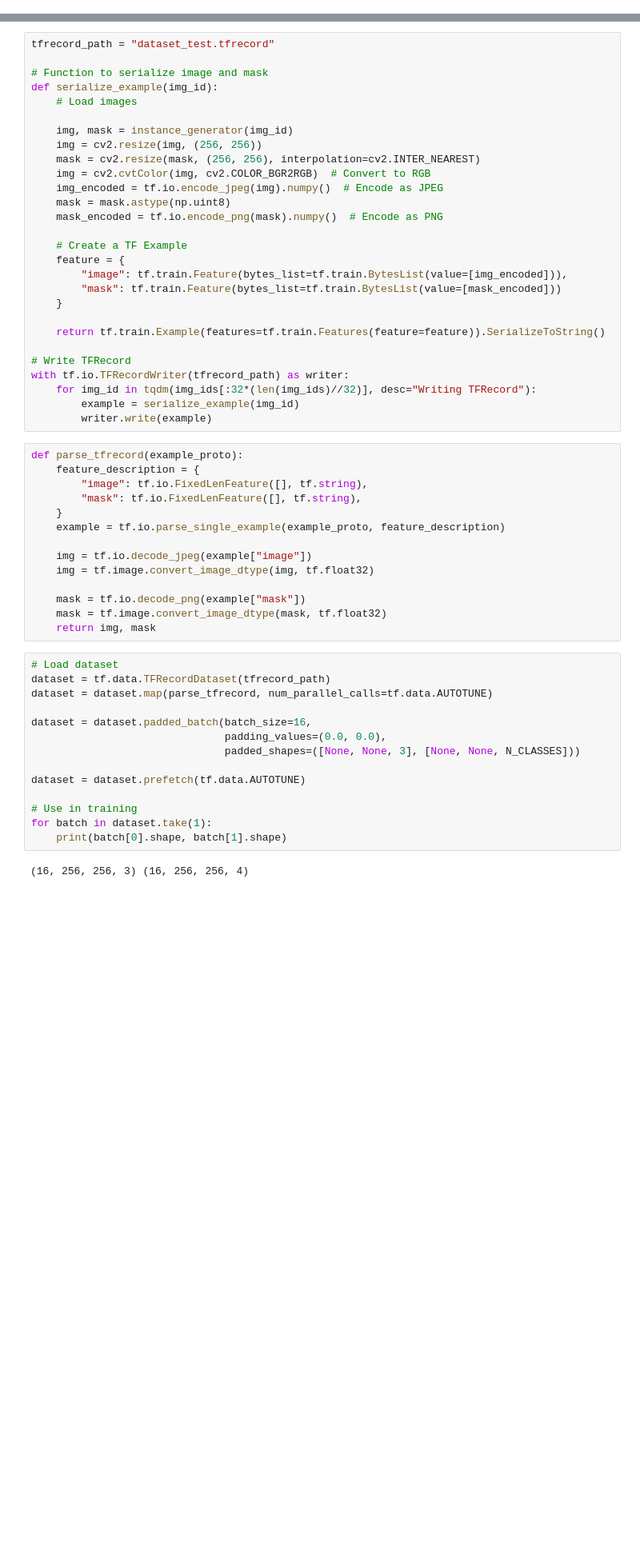
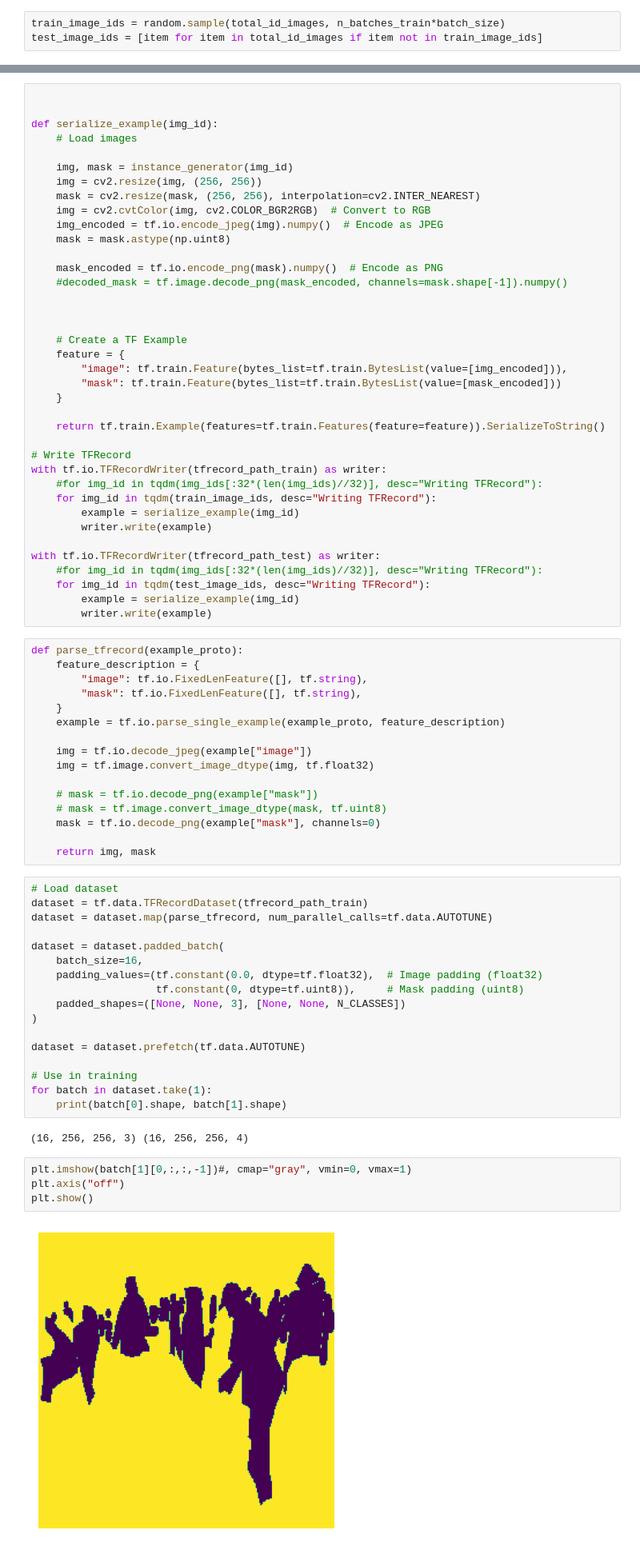
Before and after one commit to rucasca/TFM, a Jupyter notebook: src/data_preprocessing.ipynb, the cells around one changed output, grey strips where cells are left out. Shown at 80% size. Saved outputs shown, nothing was run; the diff lists cells and outputs as text; blank space fills up the shorter version.

```diff
--- a/src/data_preprocessing.ipynb
+++ b/src/data_preprocessing.ipynb
@@ -434,0 +405,3 @@ def instance_generator(image_id):
+# %%
+train_image_ids = random.sample(total_id_images, n_batches_train*batch_size)
+test_image_ids = [item for item in total_id_images if item not in train_image_ids]
@@ -435,7 +412,6 @@ def instance_generator(image_id):
 # %%
-tfrecord_path = "dataset_test.tfrecord"
 
-# Function to serialize image and mask
+
 def serialize_example(img_id):
     # Load images
 
@@ -445,7 +421,11 @@ def serialize_example(img_id):
     img = cv2.cvtColor(img, cv2.COLOR_BGR2RGB)  # Convert to RGB
     img_encoded = tf.io.encode_jpeg(img).numpy()  # Encode as JPEG
     mask = mask.astype(np.uint8)
+
     mask_encoded = tf.io.encode_png(mask).numpy()  # Encode as PNG
+    #decoded_mask = tf.image.decode_png(mask_encoded, channels=mask.shape[-1]).numpy()
+
+
 
     # Create a TF Example
     feature = {
@@ -456,10 +436,17 @@ def serialize_example(img_id):
     return tf.train.Example(features=tf.train.Features(feature=feature)).SerializeToString()
 
 # Write TFRecord
-with tf.io.TFRecordWriter(tfrecord_path) as writer:
-    for img_id in tqdm(img_ids[:32*(len(img_ids)//32)], desc="Writing TFRecord"):
+with tf.io.TFRecordWriter(tfrecord_path_train) as writer:
+    #for img_id in tqdm(img_ids[:32*(len(img_ids)//32)], desc="Writing TFRecord"):
+    for img_id in tqdm(train_image_ids, desc="Writing TFRecord"):
         example = serialize_example(img_id)
         writer.write(example)
+
+with tf.io.TFRecordWriter(tfrecord_path_test) as writer:
+    #for img_id in tqdm(img_ids[:32*(len(img_ids)//32)], desc="Writing TFRecord"):
+    for img_id in tqdm(test_image_ids, desc="Writing TFRecord"):
+        example = serialize_example(img_id)
+        writer.write(example)
 # %%
 def parse_tfrecord(example_proto):
     feature_description = {
@@ -471,17 +458,22 @@ def parse_tfrecord(example_proto):
     img = tf.io.decode_jpeg(example["image"])
     img = tf.image.convert_image_dtype(img, tf.float32)
 
-    mask = tf.io.decode_png(example["mask"])
-    mask = tf.image.convert_image_dtype(mask, tf.float32)
+    # mask = tf.io.decode_png(example["mask"])
+    # mask = tf.image.convert_image_dtype(mask, tf.uint8)
+    mask = tf.io.decode_png(example["mask"], channels=0)
+
     return img, mask
 # %%
 # Load dataset
-dataset = tf.data.TFRecordDataset(tfrecord_path)
+dataset = tf.data.TFRecordDataset(tfrecord_path_train)
 dataset = dataset.map(parse_tfrecord, num_parallel_calls=tf.data.AUTOTUNE)
 
-dataset = dataset.padded_batch(batch_size=16,
-                               padding_values=(0.0, 0.0),
-                               padded_shapes=([None, None, 3], [None, None, N_CLASSES]))
+dataset = dataset.padded_batch(
+    batch_size=16,
+    padding_values=(tf.constant(0.0, dtype=tf.float32),  # Image padding (float32)
+                    tf.constant(0, dtype=tf.uint8)),     # Mask padding (uint8)
+    padded_shapes=([None, None, 3], [None, None, N_CLASSES])
+)
 
 dataset = dataset.prefetch(tf.data.AUTOTUNE)
 
@@ -490,3 +482,9 @@ for batch in dataset.take(1):
     print(batch[0].shape, batch[1].shape)
 # %% [output]
 (16, 256, 256, 3) (16, 256, 256, 4)
+# %%
+plt.imshow(batch[1][0,:,:,-1])#, cmap="gray", vmin=0, vmax=1)
+plt.axis("off")
+plt.show()
+# %% [output]
+[figure, added]
```
Also changed, not shown: parts of 20 cells of this notebook.
